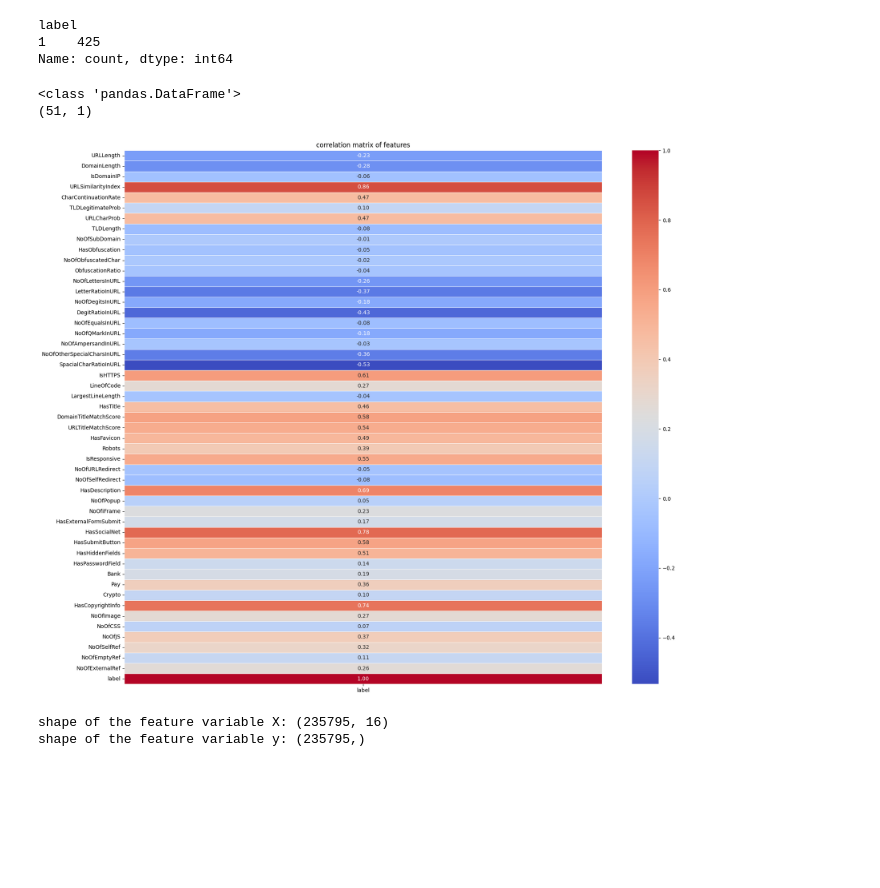
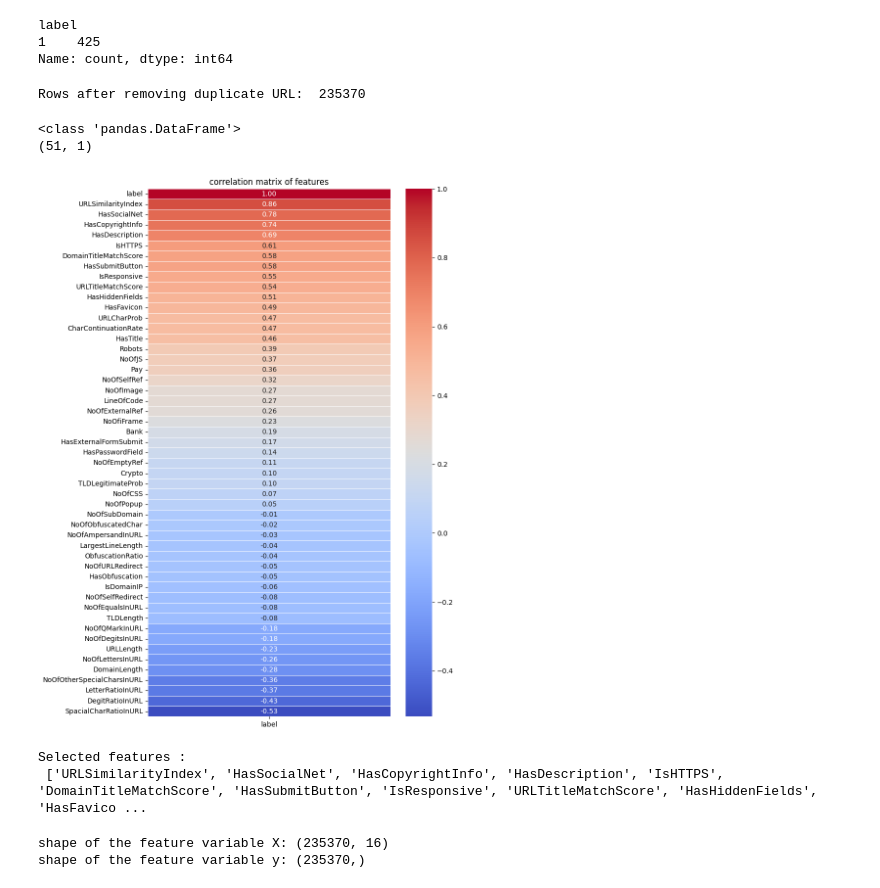
Before and after one commit to mrrendex2006/machine-learning-from-scratch, a Jupyter notebook: dataset for practice/physhing url/phishingurl.ipynb, the cells around one changed output. Saved outputs shown, nothing was run; the diff lists cells and outputs as text; code cells hidden in the pictures; blank space fills up the shorter version.

```diff
--- a/dataset for practice/physhing url/phishingurl.ipynb
+++ b/dataset for practice/physhing url/phishingurl.ipynb
@@ -79,18 +93,24 @@ print(
 label
 1    425
 Name: count, dtype: int64
+# %%
+#Removing repeated urls
+df=df.drop_duplicates(subset='URL').reset_index(drop=True)
+print("Rows after removing duplicate URL: ",len(df))
+# %% [output]
+Rows after removing duplicate URL:  235370
 # %%
-corr_matrix = df.corr(numeric_only=True)[['label']]
-print(type(corr_matrix))
-print(corr_matrix.shape)
+corr_with_label = df.corr(numeric_only=True)[['label']].sort_values(by='label',ascending=False)
+print(type(corr_with_label))
+print(corr_with_label.shape)
 
 #ploting heatmap
 
-plt.figure(figsize=(20,18))
-sns.heatmap(corr_matrix,annot=True, cmap='coolwarm',fmt='.2f',linewidths=0.5)
+plt.figure(figsize=(8,14))
+sns.heatmap(corr_with_label,annot=True, cmap='coolwarm',fmt='.2f',linewidths=0.5)
 plt.title('correlation matrix of features')
 plt.show()
 # %% [output]
 <class 'pandas.DataFrame'>
 (51, 1)
-[figure, old version]
+[figure, new version]
@@ -117,11 +117,20 @@ target=df["label"]
+# %%
+top_n= 16
+X_url=corr_with_label.drop('label').head(top_n).index.tolist()
+# list of features we will use to train our model
+print("Selected features :\n",X_url)
+target=df["label"]
+# %% [output]
+Selected features :
+ ['URLSimilarityIndex', 'HasSocialNet', 'HasCopyrightInfo', 'HasDescription', 'IsHTTPS', 'DomainTitleMatchScore', 'HasSubmitButton', 'IsResponsive', 'URLTitleMatchScore', 'HasHiddenFields', 'HasFavico ...
 # %%
-X=df[x_url]
+X=df[X_url]
 y=target
 print("shape of the feature variable X:",X.shape)
 print("shape of the feature variable y:",y.shape)
 # %% [output]
-shape of the feature variable X: (235795, 16)
-shape of the feature variable y: (235795,)
+shape of the feature variable X: (235370, 16)
+shape of the feature variable y: (235370,)
 # %%
 x_train,x_test,y_train,y_test=train_test_split(X,y, test_size=0.30,random_state=42,stratify=y)
 print("shape of traing data :",x_train.shape)
```
Also changed, not shown: parts of 24 cells of this notebook, 1 other file.
